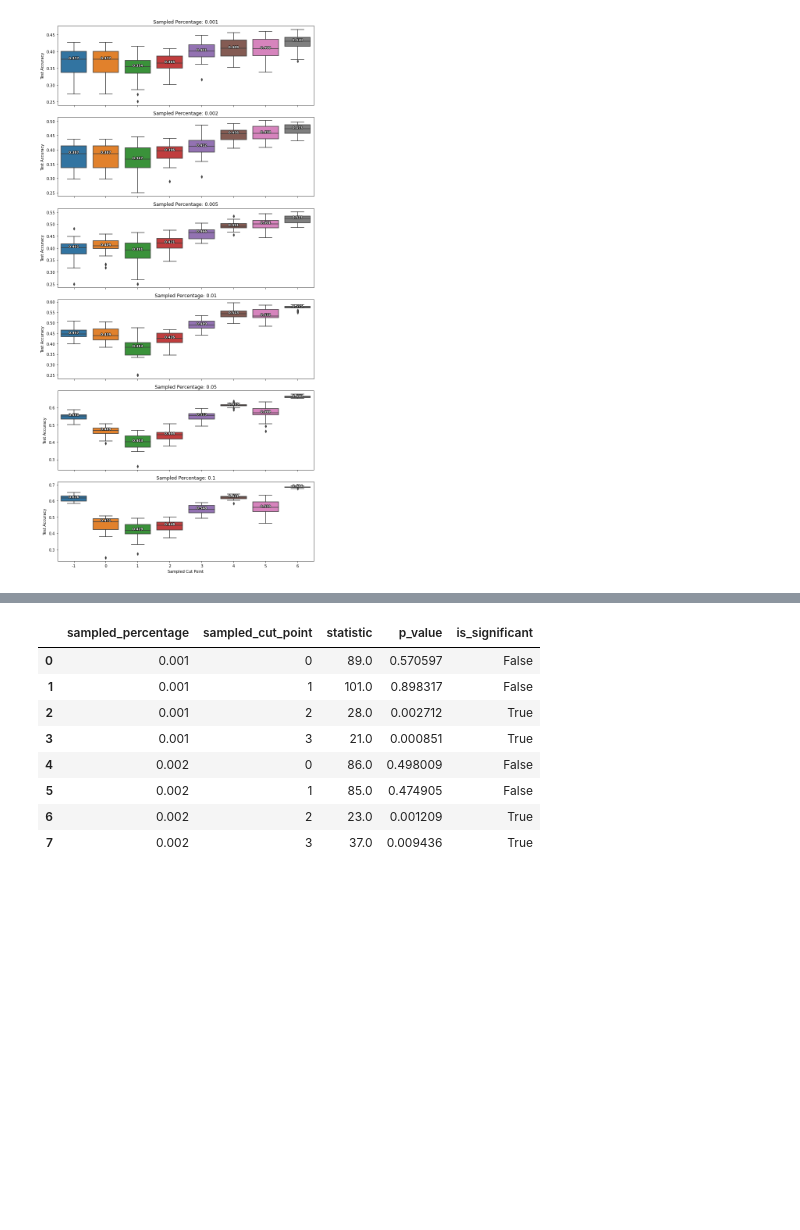
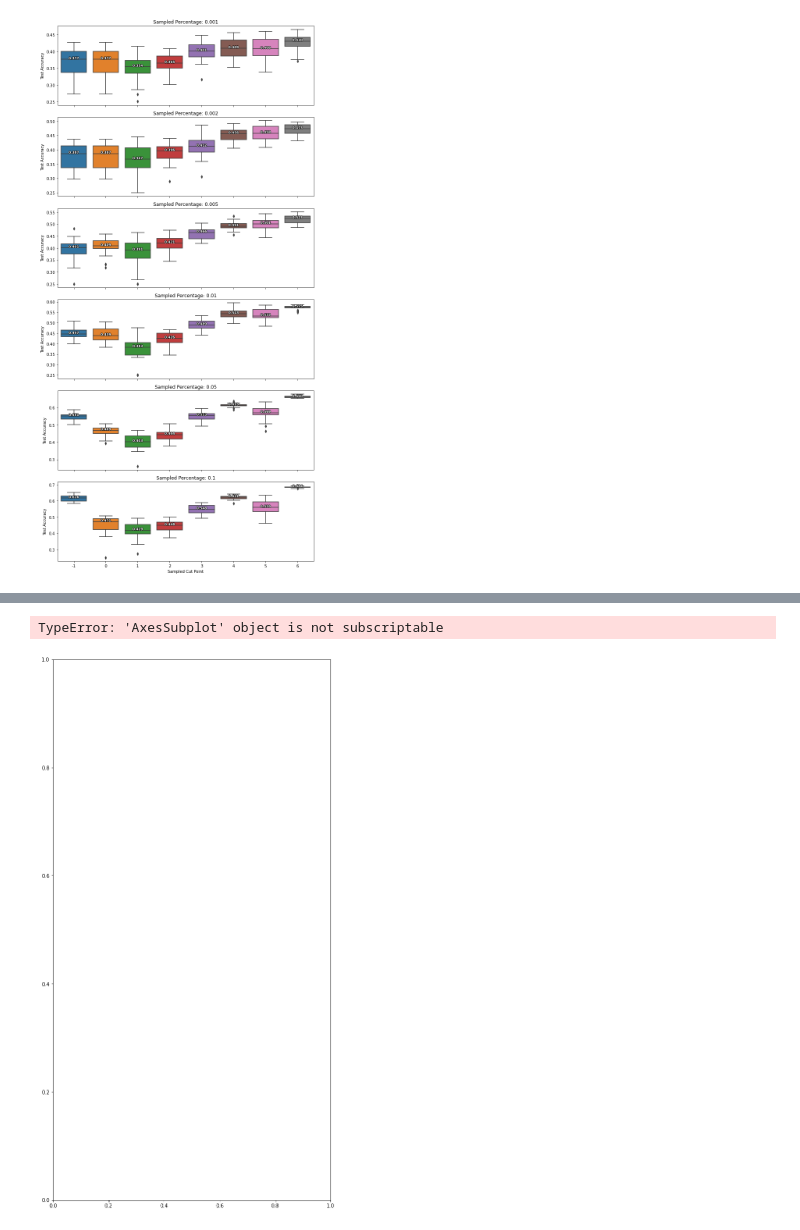
Before and after one commit to tusharmanekar/mp-tl-study, a Jupyter notebook: FashionMNIST/FashionMNIST_cifar10 1.ipynb, the cells around one changed output, grey strips where cells are left out. Drawn from its saved outputs; the diff is of its cells as text; code cells hidden in the pictures; blank space fills up the shorter version.

```diff
--- a/FashionMNIST/FashionMNIST_cifar10 1.ipynb
+++ b/FashionMNIST/FashionMNIST_cifar10 1.ipynb
@@ -1915,6 +1915,8 @@ with open('results.json', 'r') as f:
 ### Baselines (skip if it was already run)
 # %%
 results = []
+# %%
+percentages = [0.05]
 # %%
 #training of baseline, end to end, models (#trials x #percentages)
 
@@ -1925,11 +1927,11 @@ dataloader_wrapped.update_phase('finetune')
 
 for sampled_percentage in percentages:
     if sampled_percentage <= 0.01:
+        repeats = 25
+    elif sampled_percentage < 0.5:
+        repeats = 20
+    else:
         repeats = 5
-    elif sampled_percentage < 0.5:
-        repeats = 3
-    else:
-        repeats = 1
 
     for repeat in range(repeats):
         # Print or log the sampled values for transparency
@@ -1982,6 +1999,10 @@ results_baseline = [result for result in results_baseline if result["sampled_cut
 percentages = [0.001, 0.002, 0.005, 0.01, 0.05, 0.1]
  #percentages = [0.001, 0.002]
 results = []
+# %%
+results = []
+# %%
+cuts = [0]
 # %%
 dataloader_wrapped.update_phase('finetune')
 
@@ -2289,14 +2151,45 @@ df_wilcoxon_corrected = pd.DataFrame(wilcoxon_corrected_results)
-# %%
-# add a columns saying if the p-value is significant or not
-df_wilcoxon_corrected['is_significant'] = df_wilcoxon_corrected['p_value'] < 0.05
-df_wilcoxon_corrected
-# %% [output]
-|  | sampled_percentage | sampled_cut_point | statistic | p_value | is_significant |
-| 0 | 0.001 | 0 | 89.0 | 0.570597 | False |
-| 1 | 0.001 | 1 | 101.0 | 0.898317 | False |
-| 2 | 0.001 | 2 | 28.0 | 0.002712 | True |
-| 3 | 0.001 | 3 | 21.0 | 0.000851 | True |
-| 4 | 0.002 | 0 | 86.0 | 0.498009 | False |
-| 5 | 0.002 | 1 | 85.0 | 0.474905 | False |
-| 6 | 0.002 | 2 | 23.0 | 0.001209 | True |
-| 7 | 0.002 | 3 | 37.0 | 0.009436 | True |
+# %%
+from matplotlib import patheffects
+import pandas as pd
+import matplotlib.pyplot as plt
+import seaborn as sns
+
+# Creating subplots for each data percentage
+
+df_combined = pd.DataFrame(results_baseline+results)
+
+unique_percentages = df_combined['sampled_percentage'].unique()
+#only 0.001 and 0.002
+unique_percentages = percentages
+
+n_percentages = len(unique_percentages)
+
+# Adjusting the subplot layout for better readability of median values (improving contrast)
+fig, axes = plt.subplots(nrows=n_percentages, ncols=1, figsize=(10, 20), sharex=True)
+
+for i, percentage in enumerate(sorted(unique_percentages)):
+    # Filtering data for each percentage
+    df_subset = df_combined[df_combined['sampled_percentage'] == percentage]
+
+    # Creating a boxplot for the current percentage
+    sns.boxplot(x='sampled_cut_point', y='test_acc', data=df_subset, ax=axes[i])
+    axes[i].set_title(f'Sampled Percentage: {percentage}')
+    axes[i].set_xlabel('Sampled Cut Point')
+    if i == n_percentages - 1:
+        axes[i].set_xlabel('Sampled Cut Point')
+    else:
+        axes[i].set_xlabel('')
+    axes[i].set_ylabel('Test Accuracy')
+
+    # Annotating each boxplot with the median value and adjusting for better contrast
+    medians = df_subset.groupby(['sampled_cut_point'])['test_acc'].median().sort_index()
+    for j, median in enumerate(medians):
+        text = axes[i].text(j, median, f'{median:.3f}',
+                            horizontalalignment='center', size='small', color='white', weight='semibold')
+        text.set_path_effects([patheffects.withStroke(linewidth=2, foreground="black")])
+
+plt.tight_layout()
+plt.show()
+# %% [output]
+TypeError: 'AxesSubplot' object is not subscriptable
+[figure, added]
```
Also changed, not shown: parts of 11 cells of this notebook, 12 other files.
